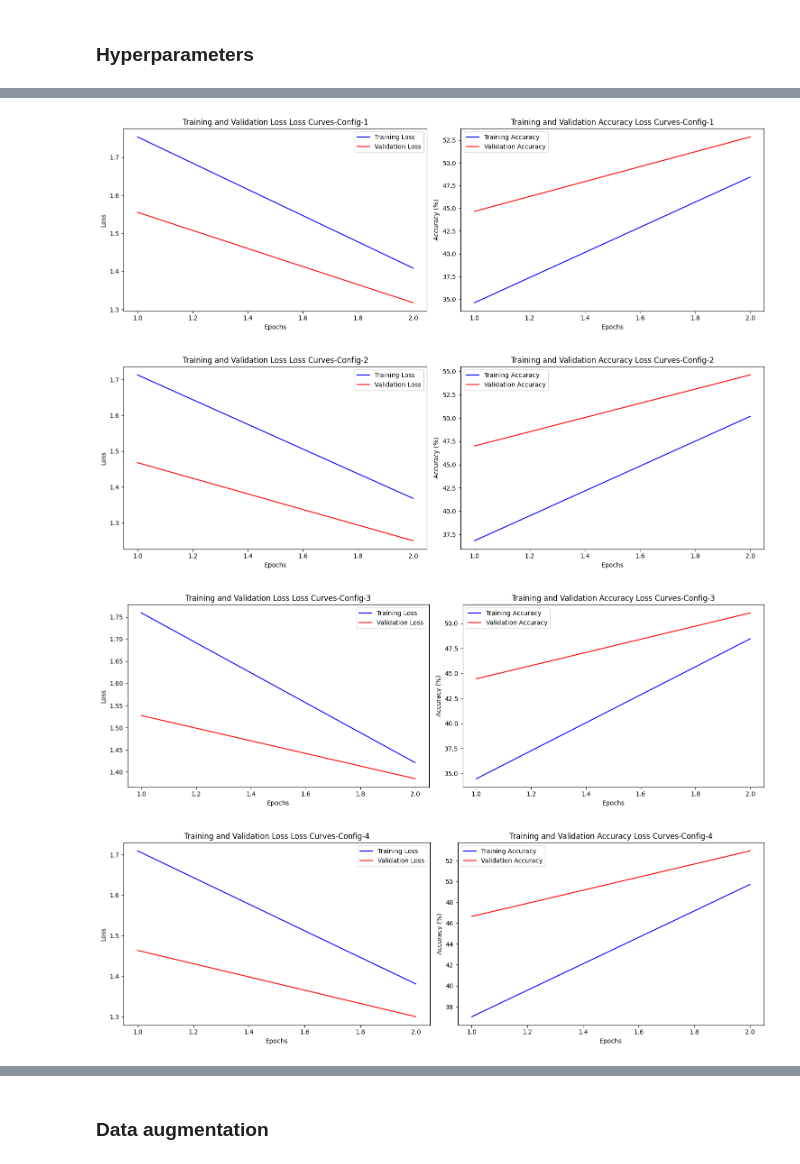
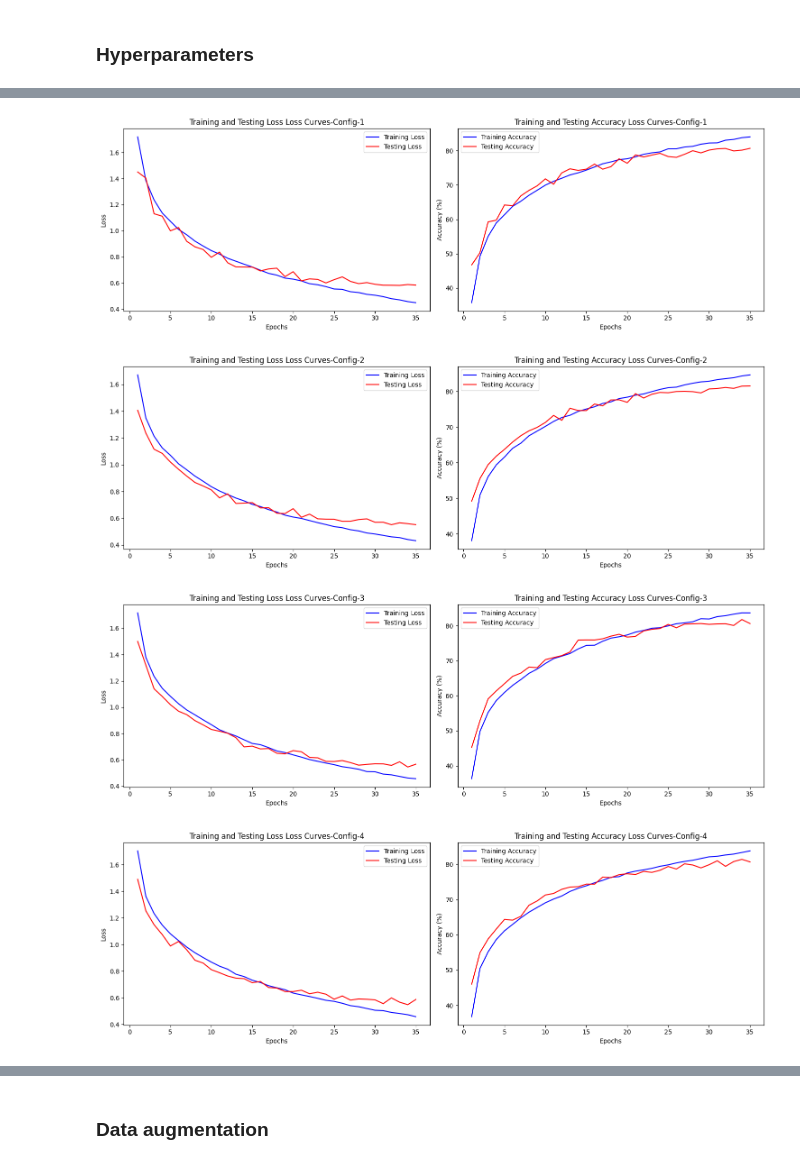
Before and after one commit to StarryBadger/vision_transformers, a Jupyter notebook: 2/2.ipynb, the cells around one changed output, grey strips where cells are left out. Saved outputs shown, nothing was run; the diff lists cells and outputs as text; code cells hidden in the pictures.

```diff
--- a/2/2.ipynb
+++ b/2/2.ipynb
@@ -568,8 +605,8 @@ ________________________________________________________________________________
 # %%
 for i, (config, result) in enumerate(zip(config, results)):
-    plot_loss_curves(result['train_losses'], result['val_losses'], result['train_accs'], result['val_accs'], title=f"Loss Curves-Config-{i + 1}")
+    plot_loss_curves(result['train_losses'], result['test_losses'], result['train_accs'], result['test_accs'], title=f"Loss Curves-Config-{i + 1}")
 # %% [output]
-[figure, old version]
+[figure, new version]
-[figure, old version]
+[figure, new version]
-[figure, old version]
+[figure, new version]
-[figure, old version]
+[figure, new version]
```
Also changed, not shown: parts of 3 cells of this notebook.
